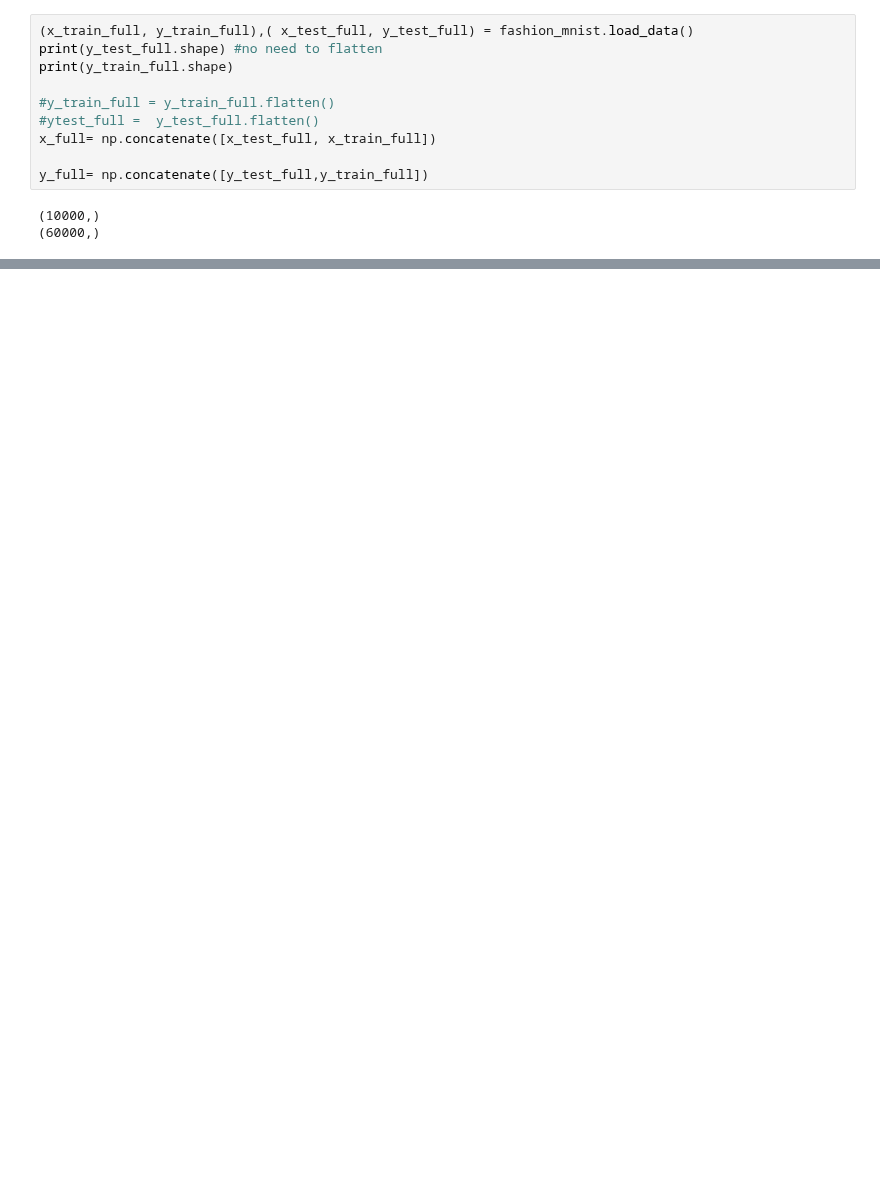
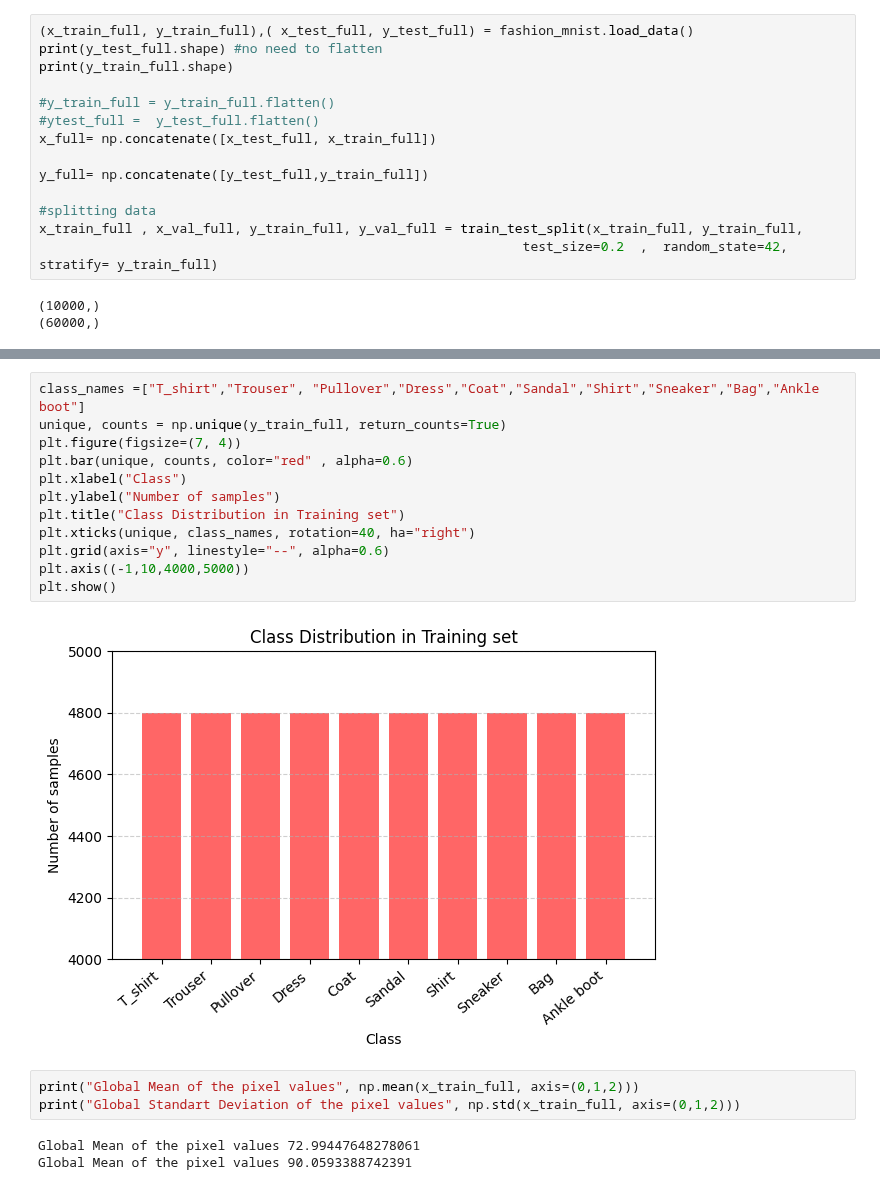
Before and after one commit to kacmazozan/Fashion_mnist_Dataset_ML, a Jupyter notebook: CS412-HW1-ozankacmaz.ipynb, the cells around one changed output, grey strips where cells are left out. Drawn from its saved outputs; the diff is of its cells as text; blank space fills up the shorter version.

Commit message:
Data Analysis

```diff
--- a/CS412-HW1-ozankacmaz.ipynb
+++ b/CS412-HW1-ozankacmaz.ipynb
@@ -34,6 +38,10 @@ print(y_train_full.shape)
 x_full= np.concatenate([x_test_full, x_train_full])
 
 y_full= np.concatenate([y_test_full,y_train_full])
+
+#splitting data
+x_train_full , x_val_full, y_train_full, y_val_full = train_test_split(x_train_full, y_train_full,
+                                                              test_size=0.2  ,  random_state=42, stratify= y_train_full)
 # %% [output]
 (10000,)
 (60000,)
@@ -39,0 +58,20 @@ y_full= np.concatenate([y_test_full,y_train_full])
+# %%
+class_names =["T_shirt","Trouser", "Pullover","Dress","Coat","Sandal","Shirt","Sneaker","Bag","Ankle boot"]
+unique, counts = np.unique(y_train_full, return_counts=True)
+plt.figure(figsize=(7, 4))
+plt.bar(unique, counts, color="red" , alpha=0.6)
+plt.xlabel("Class")
+plt.ylabel("Number of samples")
+plt.title("Class Distribution in Training set")
+plt.xticks(unique, class_names, rotation=40, ha="right")
+plt.grid(axis="y", linestyle="--", alpha=0.6)
+plt.axis((-1,10,4000,5000))
+plt.show()
+# %% [output]
+[figure, added]
+# %%
+print("Global Mean of the pixel values", np.mean(x_train_full, axis=(0,1,2)))
+print("Global Standart Deviation of the pixel values", np.std(x_train_full, axis=(0,1,2)))
+# %% [output]
+Global Mean of the pixel values 72.99447648278061
+Global Mean of the pixel values 90.0593388742391
```
Also changed, not shown: parts of 4 cells of this notebook, 1 other file.
